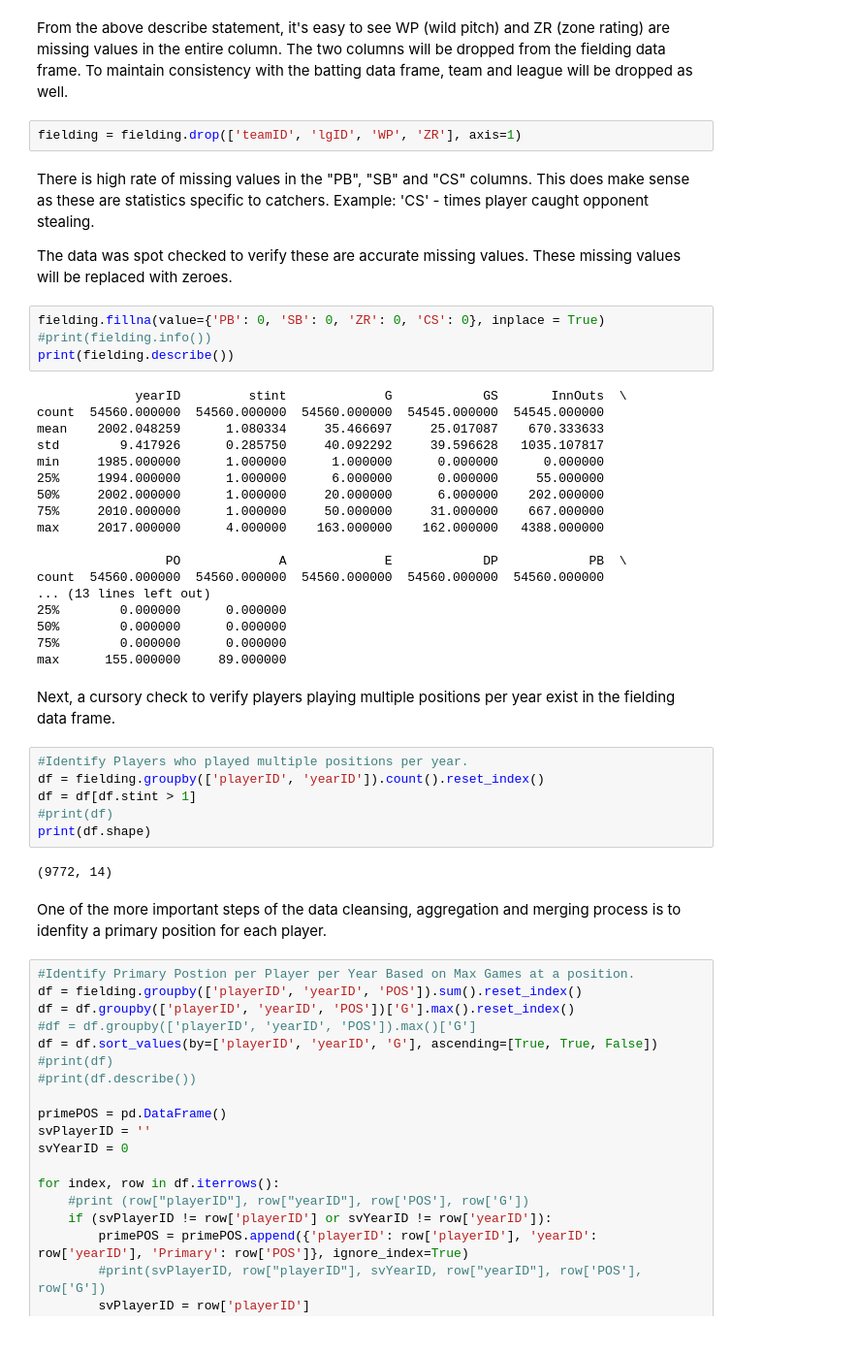
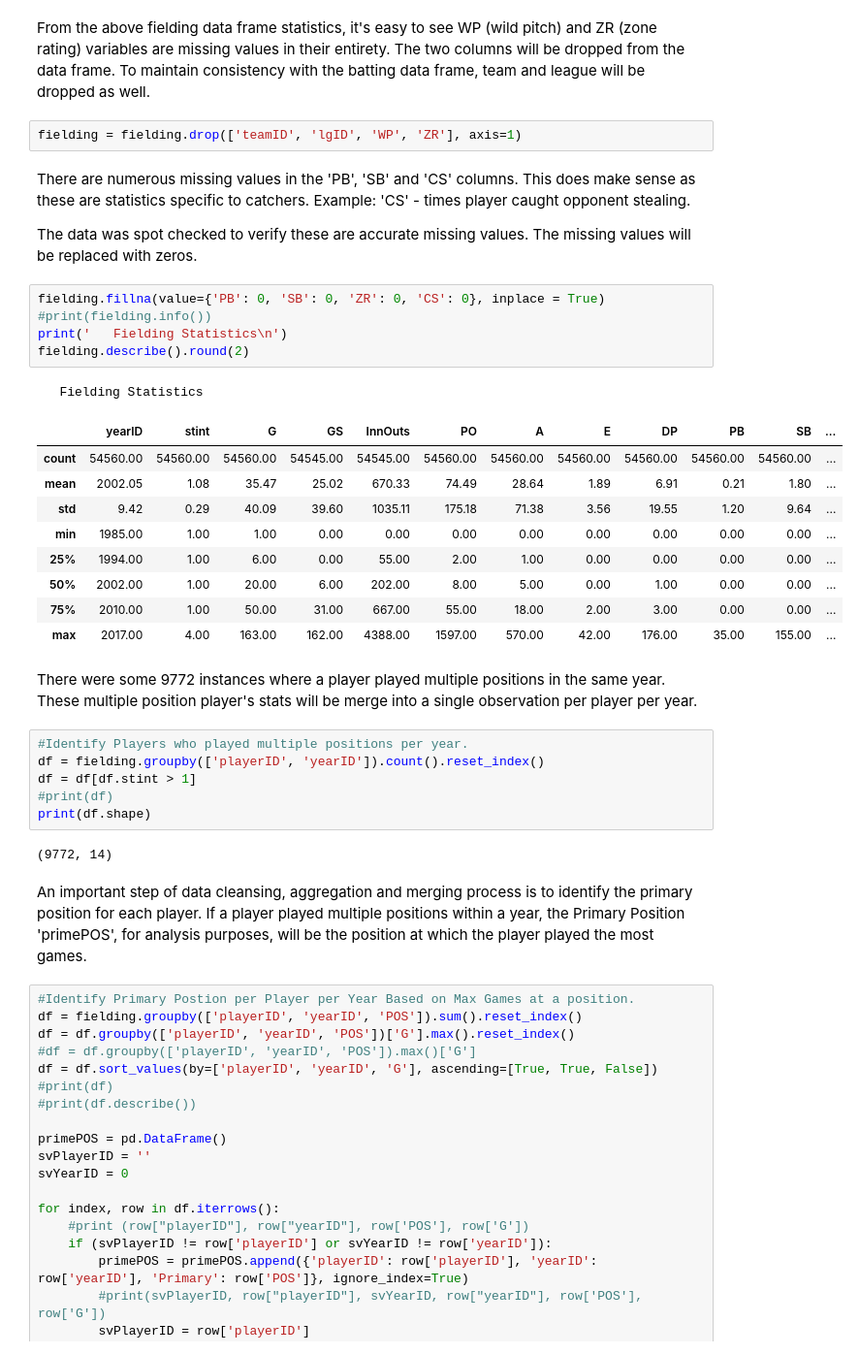
Before and after one commit to georgesturrock/7331_Lab3, a Jupyter notebook: DataUnderstanding.ipynb, the cells around one changed output. Shown at 97% size. Cells and saved outputs as stored; diff of their text form.

```diff
--- a/DataUnderstanding.ipynb
+++ b/DataUnderstanding.ipynb
@@ -147,35 +207,29 @@ max    NaN   155.000000    89.000000  NaN
 # %% [markdown]
-From the above describe statement, it's easy to see WP (wild pitch) and ZR (zone rating) are missing values in the entire column.  The two columns will be dropped from the fielding data frame.  To maintain consistency with the batting data frame, team and league will be dropped as well.
+From the above fielding data frame statistics, it's easy to see WP (wild pitch) and ZR (zone rating) variables are missing values in their entirety.  The two columns will be dropped from the data frame.  To maintain consistency with the batting data frame, team and league will be dropped as well.
 # %%
 fielding = fielding.drop(['teamID', 'lgID', 'WP', 'ZR'], axis=1)
 # %% [markdown]
-There is high rate of missing values in the "PB", "SB" and "CS" columns.  This does make sense as these are statistics specific to catchers. Example: 'CS' - times player caught opponent stealing.
+There are numerous missing values in the 'PB', 'SB' and 'CS' columns.  This does make sense as these are statistics specific to catchers. Example: 'CS' - times player caught opponent stealing.
 
-The data was spot checked to verify these are accurate missing values.  These missing values will be replaced with zeroes.
+The data was spot checked to verify these are accurate missing values.  The missing values will be replaced with zeros.
 # %%
 fielding.fillna(value={'PB': 0, 'SB': 0, 'ZR': 0, 'CS': 0}, inplace = True)
 #print(fielding.info())
-print(fielding.describe())
+print('   Fielding Statistics\n')
+fielding.describe().round(2)
 # %% [output]
-             yearID         stint             G            GS       InnOuts  \
-count  54560.000000  54560.000000  54560.000000  54545.000000  54545.000000
-mean    2002.048259      1.080334     35.466697     25.017087    670.333633
-std        9.417926      0.285750     40.092292     39.596628   1035.107817
-min     1985.000000      1.000000      1.000000      0.000000      0.000000
-25%     1994.000000      1.000000      6.000000      0.000000     55.000000
-50%     2002.000000      1.000000     20.000000      6.000000    202.000000
-75%     2010.000000      1.000000     50.000000     31.000000    667.000000
-max     2017.000000      4.000000    163.000000    162.000000   4388.000000
-
-                 PO             A             E            DP            PB  \
-count  54560.000000  54560.000000  54560.000000  54560.000000  54560.000000
-... (13 lines left out)
-25%        0.000000      0.000000
-50%        0.000000      0.000000
-75%        0.000000      0.000000
-max      155.000000     89.000000
+   Fielding Statistics
+|  | yearID | stint | G | GS | InnOuts | PO | A | E | DP | PB | SB | ... |
+| count | 54560.00 | 54560.00 | 54560.00 | 54545.00 | 54545.00 | 54560.00 | 54560.00 | 54560.00 | 54560.00 | 54560.00 | 54560.00 | ... |
+| mean | 2002.05 | 1.08 | 35.47 | 25.02 | 670.33 | 74.49 | 28.64 | 1.89 | 6.91 | 0.21 | 1.80 | ... |
+| std | 9.42 | 0.29 | 40.09 | 39.60 | 1035.11 | 175.18 | 71.38 | 3.56 | 19.55 | 1.20 | 9.64 | ... |
+| min | 1985.00 | 1.00 | 1.00 | 0.00 | 0.00 | 0.00 | 0.00 | 0.00 | 0.00 | 0.00 | 0.00 | ... |
+| 25% | 1994.00 | 1.00 | 6.00 | 0.00 | 55.00 | 2.00 | 1.00 | 0.00 | 0.00 | 0.00 | 0.00 | ... |
+| 50% | 2002.00 | 1.00 | 20.00 | 6.00 | 202.00 | 8.00 | 5.00 | 0.00 | 1.00 | 0.00 | 0.00 | ... |
+| 75% | 2010.00 | 1.00 | 50.00 | 31.00 | 667.00 | 55.00 | 18.00 | 2.00 | 3.00 | 0.00 | 0.00 | ... |
+| max | 2017.00 | 4.00 | 163.00 | 162.00 | 4388.00 | 1597.00 | 570.00 | 42.00 | 176.00 | 35.00 | 155.00 | ... |
-# %% [markdown]
-Next, a cursory check to verify players playing multiple positions per year exist in the fielding data frame.
+# %% [markdown]
+There were some 9772 instances where a player played multiple positions in the same year. These multiple position player's stats will be merge into a single observation per player per year.
 # %%
 #Identify Players who played multiple positions per year.
 df = fielding.groupby(['playerID', 'yearID']).count().reset_index()
@@ -184,8 +238,8 @@ df = df[df.stint > 1]
 print(df.shape)
 # %% [output]
 (9772, 14)
-# %% [markdown]
-One of the more important steps of the data cleansing, aggregation and merging process is to idenfity a primary position for each player.
+# %% [markdown]
+An important step of data cleansing, aggregation and merging process is to identify the primary position for each player.  If a player played multiple positions within a year, the Primary Position 'primePOS', for analysis purposes, will be the position at which the player played the most games.
 # %%
 #Identify Primary Postion per Player per Year Based on Max Games at a position.
 df = fielding.groupby(['playerID', 'yearID', 'POS']).sum().reset_index()
```
Also changed, not shown: parts of 68 cells of this notebook.
